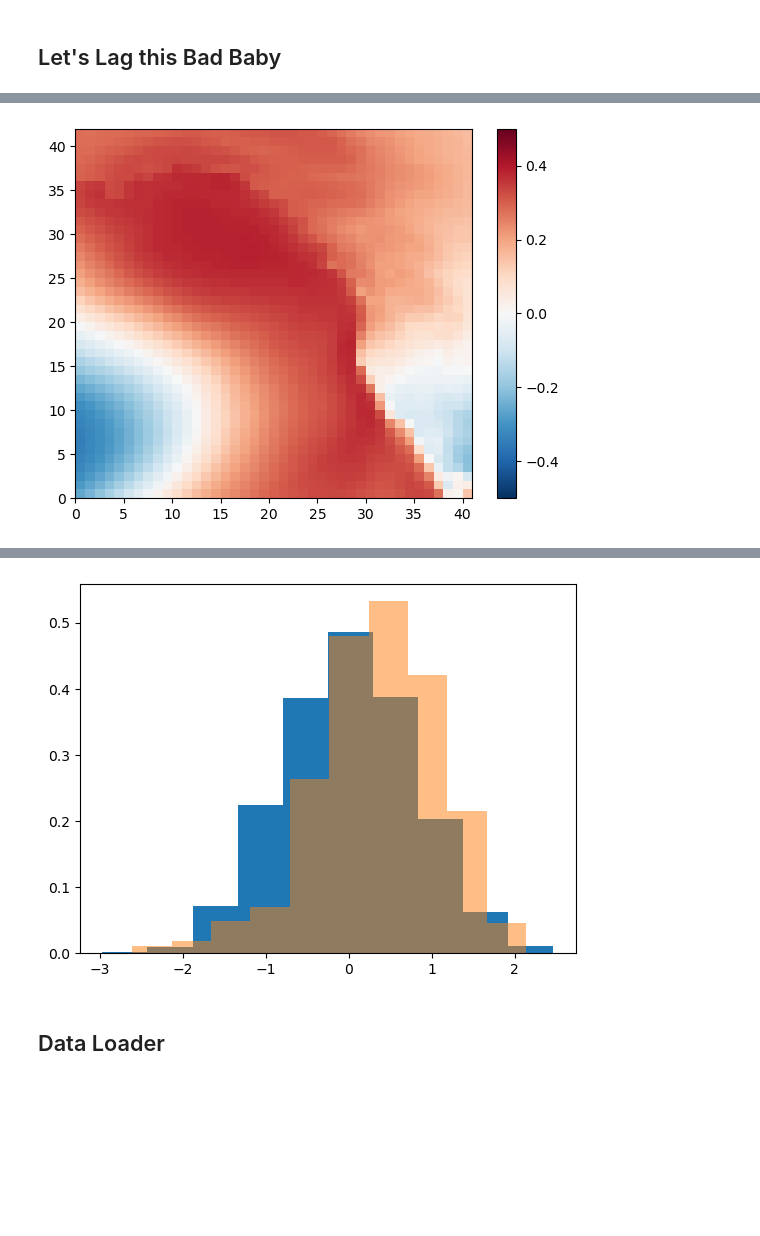
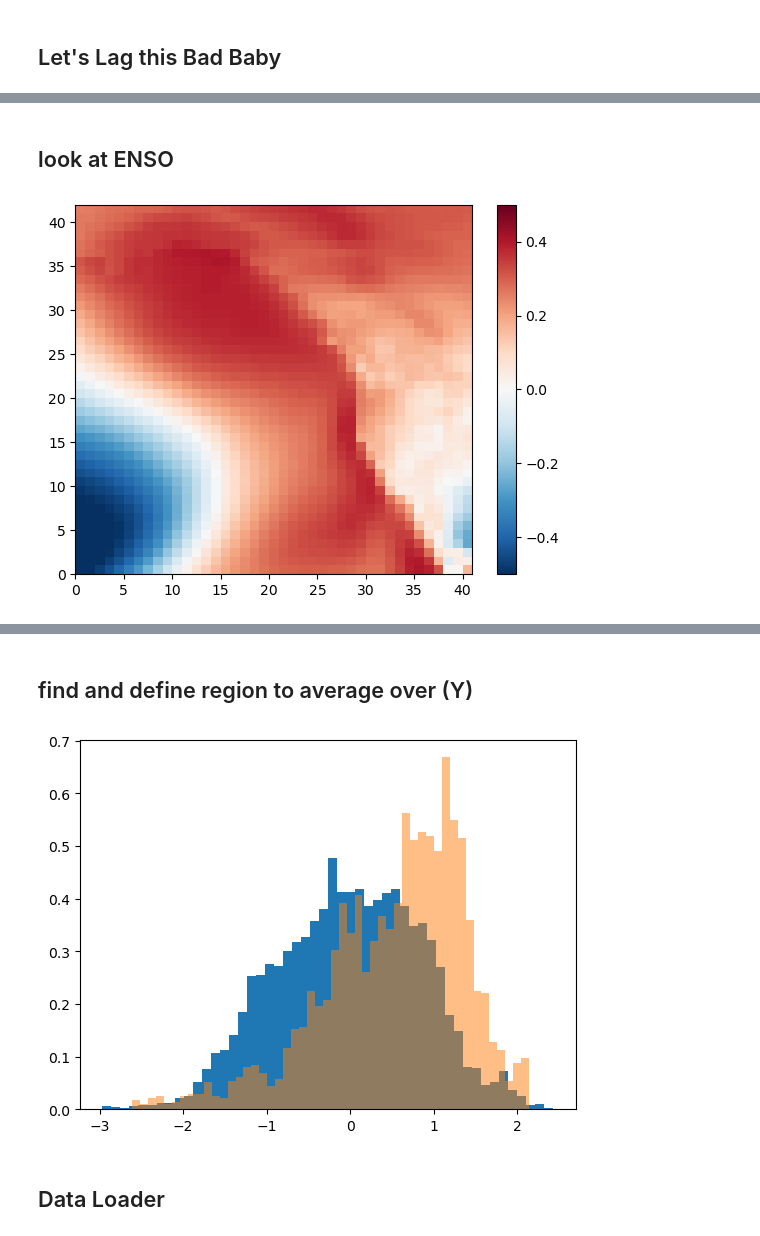
Before and after one commit to WillyChap/ViT_XAI, a Jupyter notebook: Models/LRP_ENSO.ipynb, the cells around one changed output, grey strips where cells are left out. Cells and saved outputs as stored; diff of their text form; code cells hidden in the pictures; blank space fills up the shorter version.

```diff
--- a/Models/LRP_ENSO.ipynb
+++ b/Models/LRP_ENSO.ipynb
@@ -183,8 +183,8 @@ Coordinates:
 %%time
 print('here we go')
 lead_time = 30
-DSmean_sst_anom_lag = DSmean_sst_anom.isel(time=slice(0,-lead_time))
-DSmean_trefht_anom_roll_lag = DSmean_trefht_anom_roll.isel(time=slice(lead_time,len(DSmean_trefht_anom_roll['time'])))
+DSmean_sst_anom_lag = DSmean_sst_anom['SST'].isel(time=slice(0,-lead_time),lat=slice(63,129))
+DSmean_trefht_anom_roll_lag = DSmean_trefht_anom_roll['TREHT'].isel(time=slice(lead_time,len(DSmean_trefht_anom_roll['time'])))
 
 ##################################################
 ##### 1700 - 2000
@@ -245,0 +248,12 @@ Wall time: 11min 38s
+# %%
+ixtrain_DJF = np.where(x_train_anom['time.month'].isin([12,1,2]))[0]
+ixval_DJF = np.where(x_val_anom['time.month'].isin([12,1,2]))[0]
+ixtest_DJF = np.where(x_test_anom['time.month'].isin([12,1,2]))[0]
+
+x_train_anom_DJF = x_train_anom[ixtrain_DJF]
+x_val_anom_DJF = x_val_anom[ixval_DJF]
+x_test_anom_DJF = x_test_anom[ixtest_DJF]
+
+y_train_anom_DJF = y_train_anom[ixtrain_DJF]
+y_val_anom_DJF = y_val_anom[ixval_DJF]
+y_test_anom_DJF = y_test_anom[ixtest_DJF]
@@ -255,19 +271,21 @@ Wall time: 4.35 s
+# %% [markdown]
+## look at ENSO
 # %%
 %%time
 # Find a good location to predict
-enso = x_train_anom['SST'].sel(lat=slice(-5,5),lon=slice(190,240)).mean(('lat','lon'))
+enso = x_train_anom_DJF.sel(lat=slice(-5,5),lon=slice(190,240)).mean(('lat','lon'))
 nino = enso.where(enso >= 2, drop=True).load()
 nina = enso.where(enso <= -2, drop=True).load()
 notenso = enso.where((enso > -2) & (enso < 2), drop=True).load()
 notnino = enso.where(enso < 2, drop=True).load()
 
 corrs = np.zeros(shape=(42,41))
-for ilat in np.arange(0,len(y_train_anom['TREHT'].lat)):
-    for ilon in np.arange(0,len(y_train_anom['TREHT'].lon)):
-        corrs[ilat,ilon] = np.corrcoef(enso,y_train_anom['TREHT'][:, ilat, ilon])[0,1]
+for ilat in np.arange(0,len(y_train_anom_DJF.lat)):
+    for ilon in np.arange(0,len(y_train_anom_DJF.lon)):
+        corrs[ilat,ilon] = np.corrcoef(enso,y_train_anom_DJF[:, ilat, ilon])[0,1]
 
 plt.pcolormesh(corrs,cmap='RdBu_r',vmin=-.5,vmax=.5)
 plt.colorbar()
 plt.show()
 # %% [output]
-[figure, old version]
+[figure, new version]
@@ -276,23 +294,25 @@ Wall time: 2.43 s
+# %% [markdown]
+## find and define region to average over (Y)
 # %%
 # Define & Check Predictand Point (do not delete this bad boy; vital for exsistence)
-yenso = x_train_anom['SST'][lead_time:].sel(lat=slice(-5,5),lon=slice(190,240)).mean(('lat','lon'))
-ynino = yenso.where(yenso >= 2, drop=True).load()
-ynina = yenso.where(yenso <= -2, drop=True).load()
-ynotenso = yenso.where((yenso > -2) & (yenso < 2), drop=True).load()
+enso = x_train_anom_DJF.sel(lat=slice(-5,5),lon=slice(190,240)).mean(('lat','lon'))
+inino = np.where(enso >= 2)[0]
+inina = np.where(enso <= -2)[0]
+inotenso = np.where((enso > -2) & (enso < 2))[0]
 
 ilat = 25
 flat = 35
 ilon = 10
 flon = 20
 
-yall = y_train_anom['TREHT'][:, ilat:flat, ilon:flon].mean(('lat','lon')).sel(time=ynotenso.time)
-ynino = y_train_anom['TREHT'][:, ilat:flat, ilon:flon].mean(('lat','lon')).sel(time=ynino.time)
+yall = y_train_anom_DJF[:, ilat:flat, ilon:flon].mean(('lat','lon')).isel(time=inotenso)
+ynino = y_train_anom_DJF[:, ilat:flat, ilon:flon].mean(('lat','lon')).isel(time=inino)
 
-plt.hist(yall,density=True)
-plt.hist(ynino,density=True,alpha=0.5)
+plt.hist(yall,density=True,bins=50)
+plt.hist(ynino,density=True,alpha=0.5,bins=50)
 plt.show()
 # %% [output]
-[figure, old version]
+[figure, new version]
 # %% [markdown]
 ## Data Loader
 # %%
```
Also changed, not shown: parts of 10 cells of this notebook, 1 other file.
